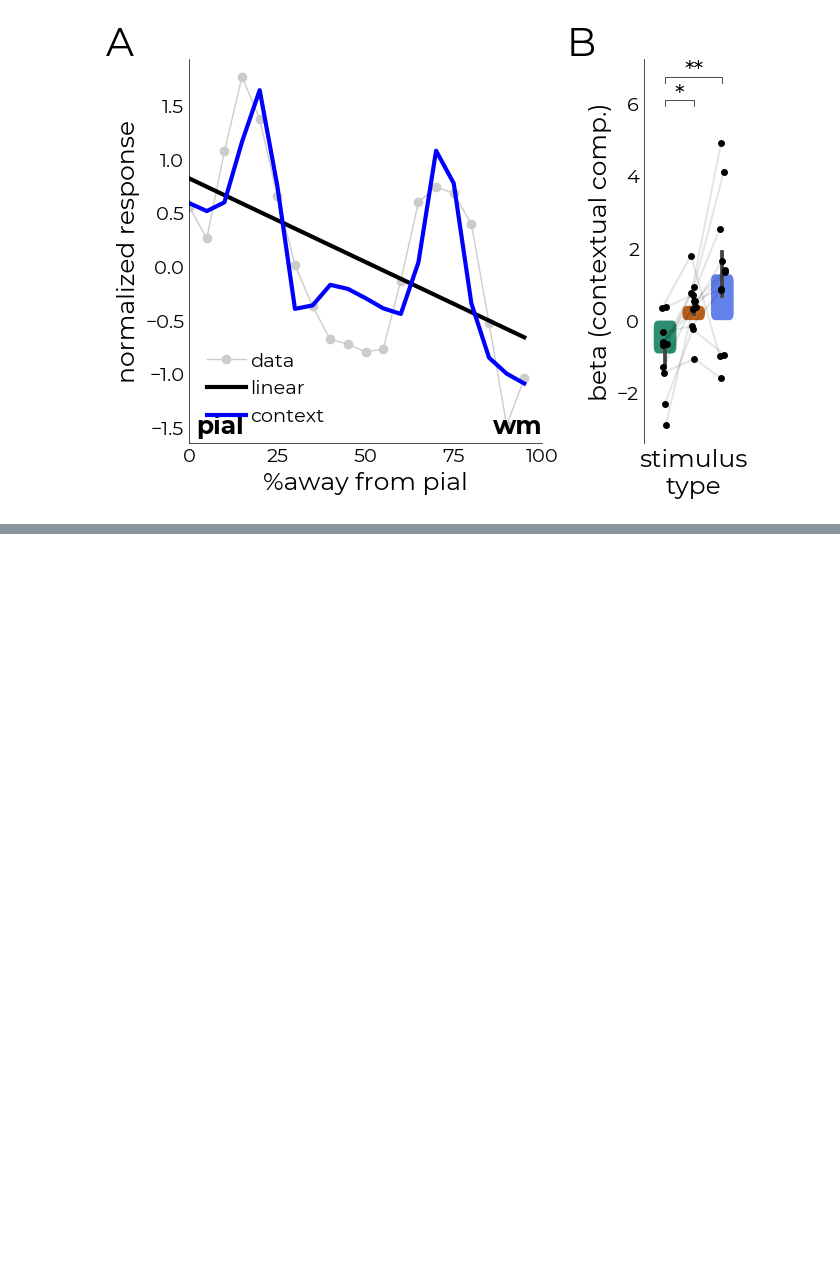
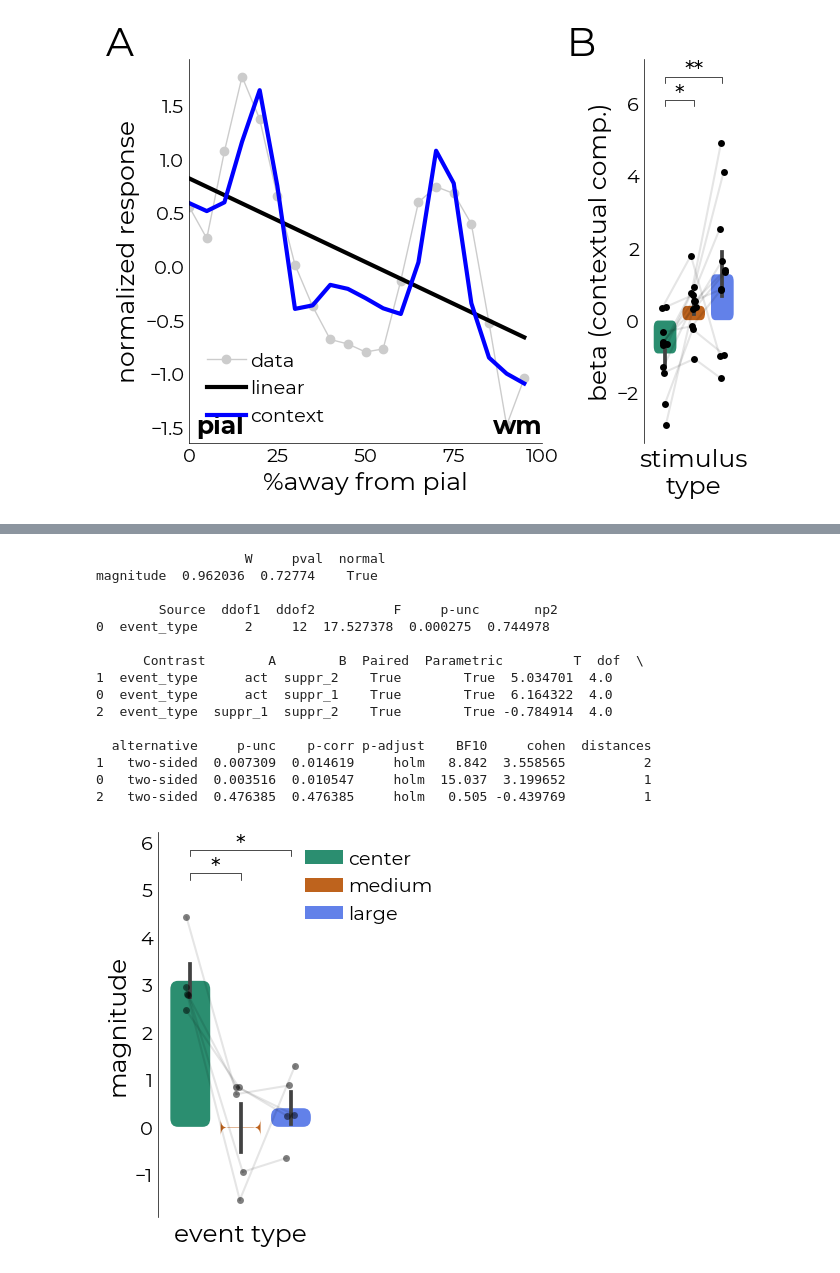
Before and after one commit to gjheij/lazyfmri, a Jupyter notebook: notebooks/example.ipynb, the cells around one changed output, grey strips where cells are left out. Cells and saved outputs as stored; diff of their text form; code cells hidden in the pictures; blank space fills up the shorter version.

```diff
--- a/notebooks/example.ipynb
+++ b/notebooks/example.ipynb
@@ -237,0 +551,66 @@ beta  0.948999  0.124379    True
+# %%
+# which we can then flop into a LazyBar-object
+br = plotting.LazyBar(
+    dec.pars_subjects,
+    figsize=(2,5),
+    x="event_type",
+    y="magnitude",
+    sns_offset=4,
+    fancy=True,
+    x_label="event type",
+    y_label="magnitude",
+    connect=True,
+    points_color="k",
+    points_alpha=0.5,
+    palette=["#1B9E77","#D95F02","#4c75ff"],
+    lbl_legend=["center","medium","large"],
+    bar_legend=True,
+    bbox_to_anchor=(0.8,1)
+)
+
+# add the stats
+normality = pg.normality(br.data[br.y])
+is_normal = normality["normal"][0]
+
+aov = glm.ANOVA(
+    data=br.data,
+    dv=br.y,
+    between=br.x,
+    # test="test",
+    parametric=is_normal,
+    posthoc_kw={
+        "effsize": "cohen",
+        "test": "test",
+        "paired": True,
+        "subject": "vox",
+        "padjust": "holm"
+    }
+)
+
+aov.plot_bars(
+    axs=br.ff,
+    ast_frac=0,
+    y_pos=1.15,
+    line_separate_factor=-0.075
+)
+
+print("\n", normality)
+print("\n", aov.ano)
+print("\n", aov.posthoc_sorted)
+# %% [output]
+                   W     pval  normal
+magnitude  0.962036  0.72774    True
+
+        Source  ddof1  ddof2          F     p-unc       np2
+0  event_type      2     12  17.527378  0.000275  0.744978
+
+      Contrast        A        B  Paired  Parametric         T  dof  \
+1  event_type      act  suppr_2    True        True  5.034701  4.0
+0  event_type      act  suppr_1    True        True  6.164322  4.0
+2  event_type  suppr_1  suppr_2    True        True -0.784914  4.0
+
+  alternative     p-unc    p-corr p-adjust    BF10     cohen  distances
+1   two-sided  0.007309  0.014619     holm   8.842  3.558565          2
+0   two-sided  0.003516  0.010547     holm  15.037  3.199652          1
+2   two-sided  0.476385  0.476385     holm   0.505 -0.439769          1
+[figure, added]
```
Also changed, not shown: parts of 29 cells of this notebook, 1 other file.
